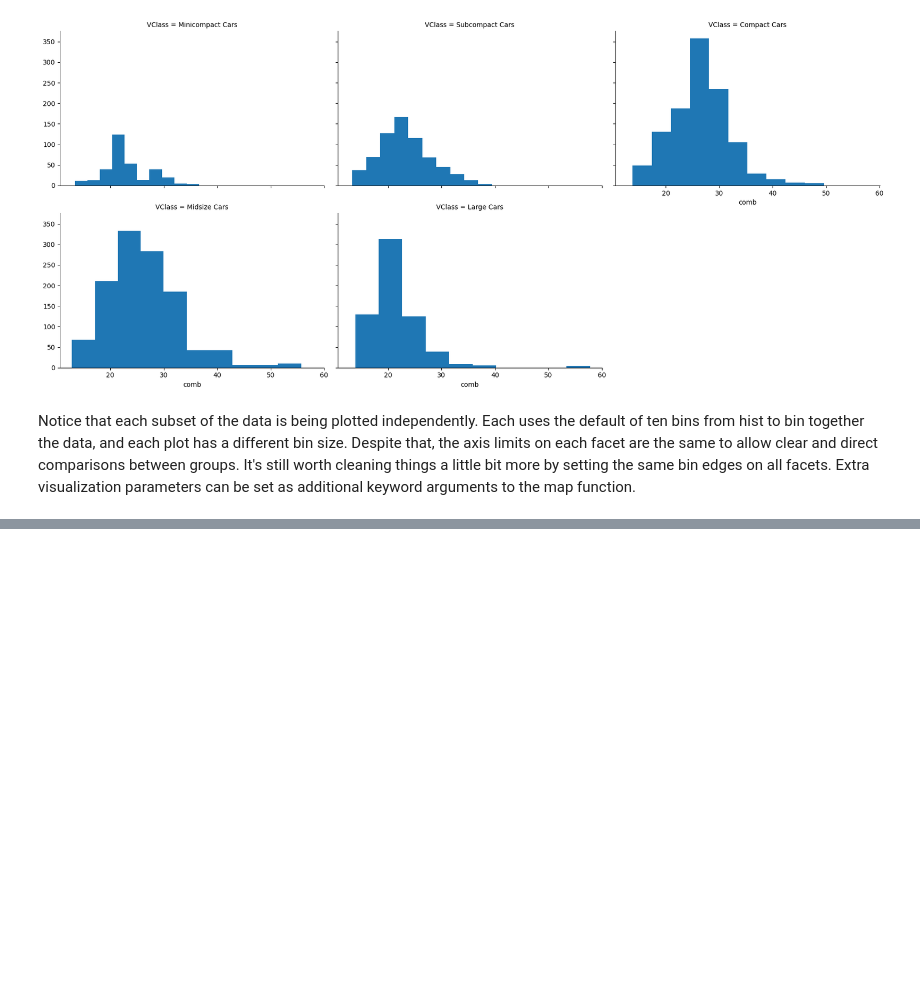
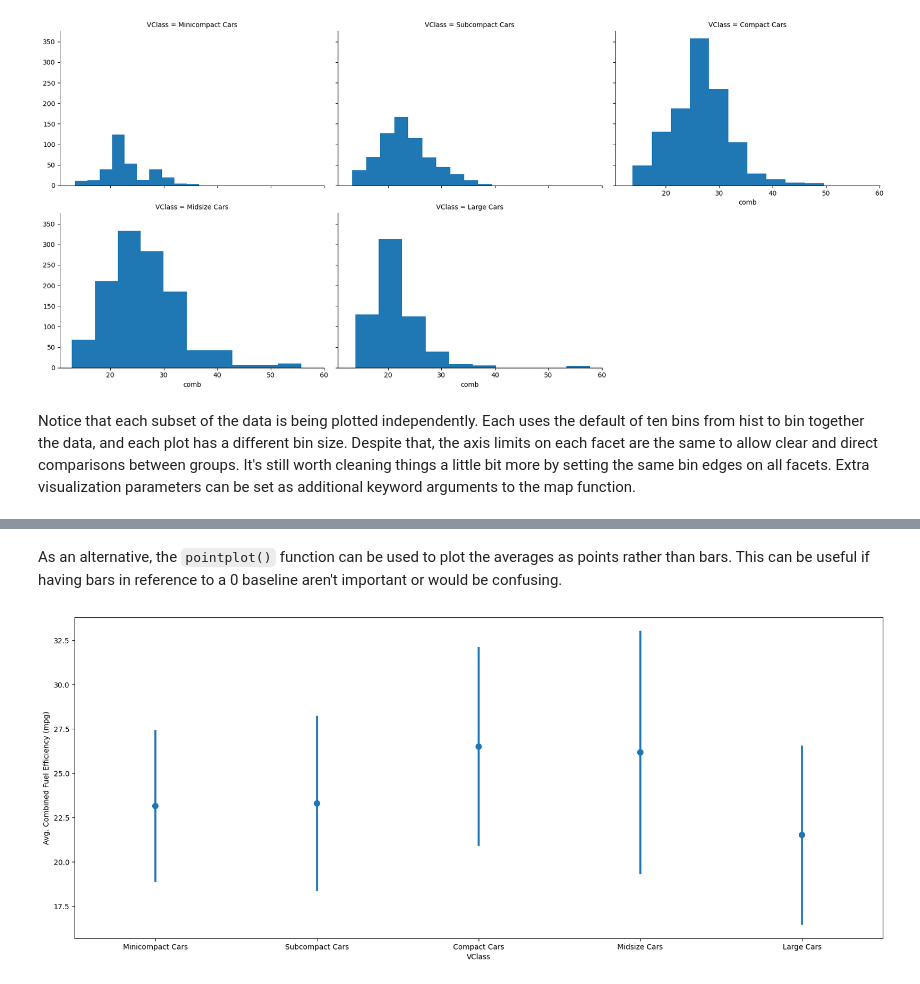
Before and after one commit to kisyular/data-visualization, a Jupyter notebook: Intro-Data-Visualization.ipynb, the cells around one changed output, grey strips where cells are left out. Drawn from its saved outputs; the diff is of its cells as text; code cells hidden in the pictures; blank space fills up the shorter version.

```diff
--- a/Intro-Data-Visualization.ipynb
+++ b/Intro-Data-Visualization.ipynb
@@ -1322,0 +1345,8 @@ Notice that each subset of the data is being plotted independently. Each uses th
+# %% [markdown]
+As an alternative, the `pointplot()` function can be used to plot the averages as points rather than bars. This can be useful if having bars in reference to a 0 baseline aren't important or would be confusing.
+# %%
+plt.figure(figsize=(20, 8))
+sb.pointplot(data=fuel_econ, x='VClass', y='comb', color=base_color, errorbar='sd', linestyles="")
+plt.ylabel('Avg. Combined Fuel Efficiency (mpg)');
+# %% [output]
+[figure, added]
```
Also changed, not shown: parts of 5 cells of this notebook.
